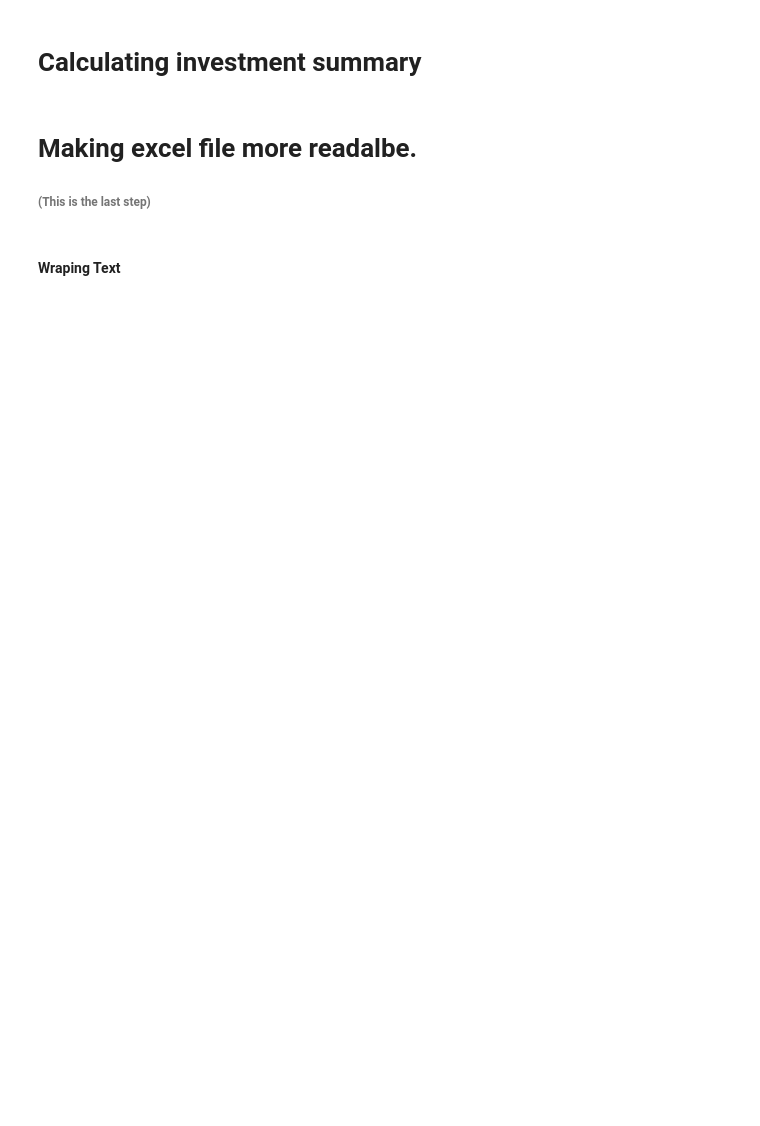
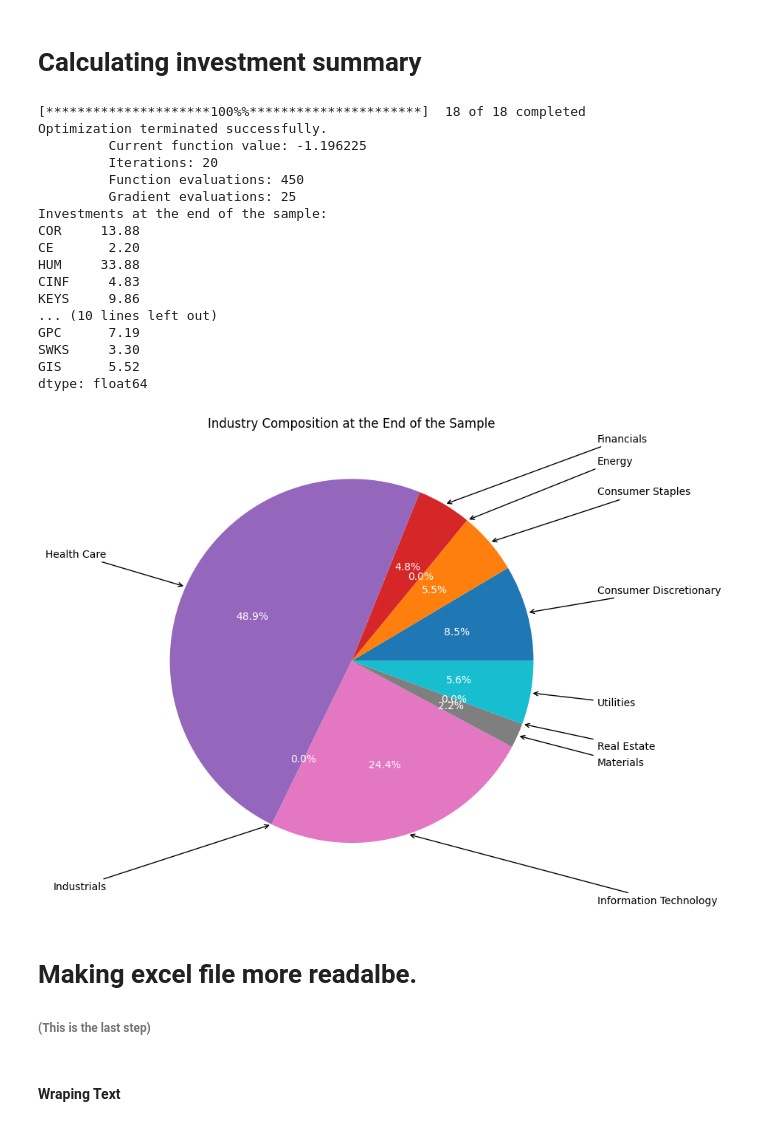
Before and after one commit to Saifix/Financial-Modelling---Yahoo-Finance, a Jupyter notebook: Main.ipynb, the cells around one changed output. Saved outputs shown, nothing was run; the diff lists cells and outputs as text; code cells hidden in the pictures; blank space fills up the shorter version.

```diff
--- a/Main.ipynb
+++ b/Main.ipynb
@@ -263,7 +391,26 @@ cal_portfolio_return(combined_returns, Rf)
 # %%
 from invest_sum import cal_invest_sum
 
-cal_invest_sum(tickers, Rf, combined_returns, constituents_file, Output_file)
+cal_invest_sum(tickers, Rf, data, constituents_file, Output_file)
+# %% [output]
+[*********************100%%**********************]  18 of 18 completed
+Optimization terminated successfully.
+         Current function value: -1.196225
+         Iterations: 20
+         Function evaluations: 450
+         Gradient evaluations: 25
+Investments at the end of the sample:
+COR     13.88
+CE       2.20
+HUM     33.88
+CINF     4.83
+KEYS     9.86
+... (10 lines left out)
+GPC      7.19
+SWKS     3.30
+GIS      5.52
+dtype: float64
+[figure, added]
 # %% [markdown]
 # Making excel file more readalbe.
 
```
Also changed, not shown: parts of 5 cells of this notebook, 5 other files.
